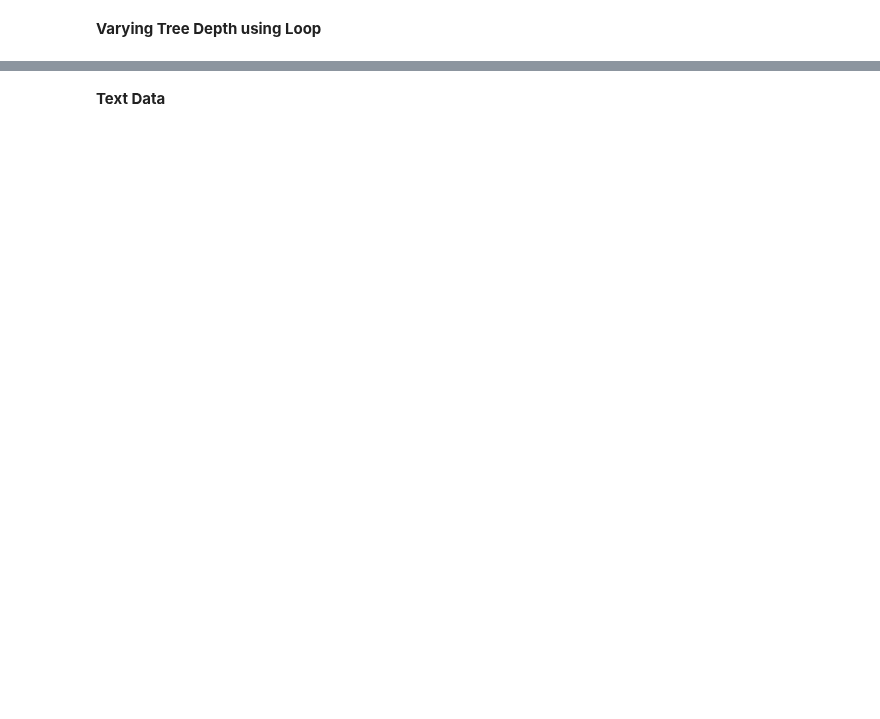
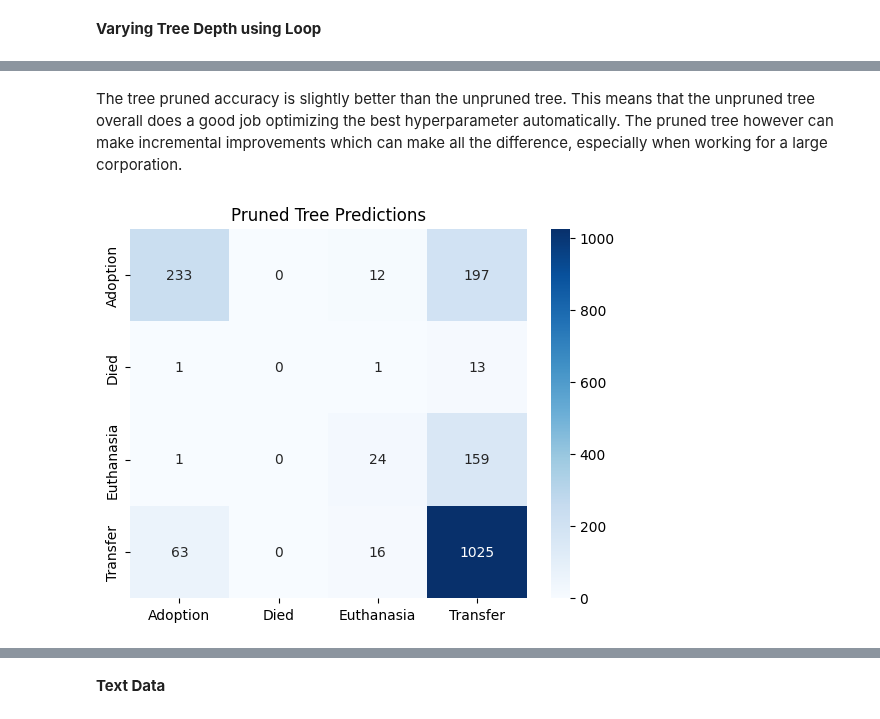
Before and after one commit to sascott9655/ADS-504-Machine-Learning, a Jupyter notebook: Sample_Code_HW_Assignment_2_1.ipynb, the cells around one changed output, grey strips where cells are left out. Saved outputs shown, nothing was run; the diff lists cells and outputs as text; code cells hidden in the pictures; blank space fills up the shorter version.

```diff
--- a/Sample_Code_HW_Assignment_2_1.ipynb
+++ b/Sample_Code_HW_Assignment_2_1.ipynb
@@ -147,3 +195,15 @@ print('accuracy %2.2f ' % accuracy_score(y_test,y_pred4))
+# %% [markdown]
+The tree pruned accuracy is slightly better than the unpruned tree. This means that the unpruned
+tree overall does a good job optimizing the best hyperparameter automatically. The pruned tree however can make incremental improvements which can make all the difference, especially when working for a large corporation.
 # %%
 # Create two confusion matrices here. The first confusion matrix shows predictions for the pruned tree and the second one
 # predictions for the unpruned one
+cm_pruned = confusion_matrix(le.inverse_transform(y_test), le.inverse_transform(y_pred4))
+sns.heatmap(cm_pruned, xticklabels =['Adoption', 'Died', 'Euthanasia', 'Transfer'],
+            yticklabels=['Adoption', 'Died', 'Euthanasia', 'Transfer'],
+            annot=True, fmt='d', cmap = 'Blues')
+plt.title('Pruned Tree Predictions')
+plt.show()
+fig.savefig("pruned_tree_cm.pdf", format="pdf")
+# %% [output]
+[figure, added]
```
Also changed, not shown: parts of 20 cells of this notebook.
